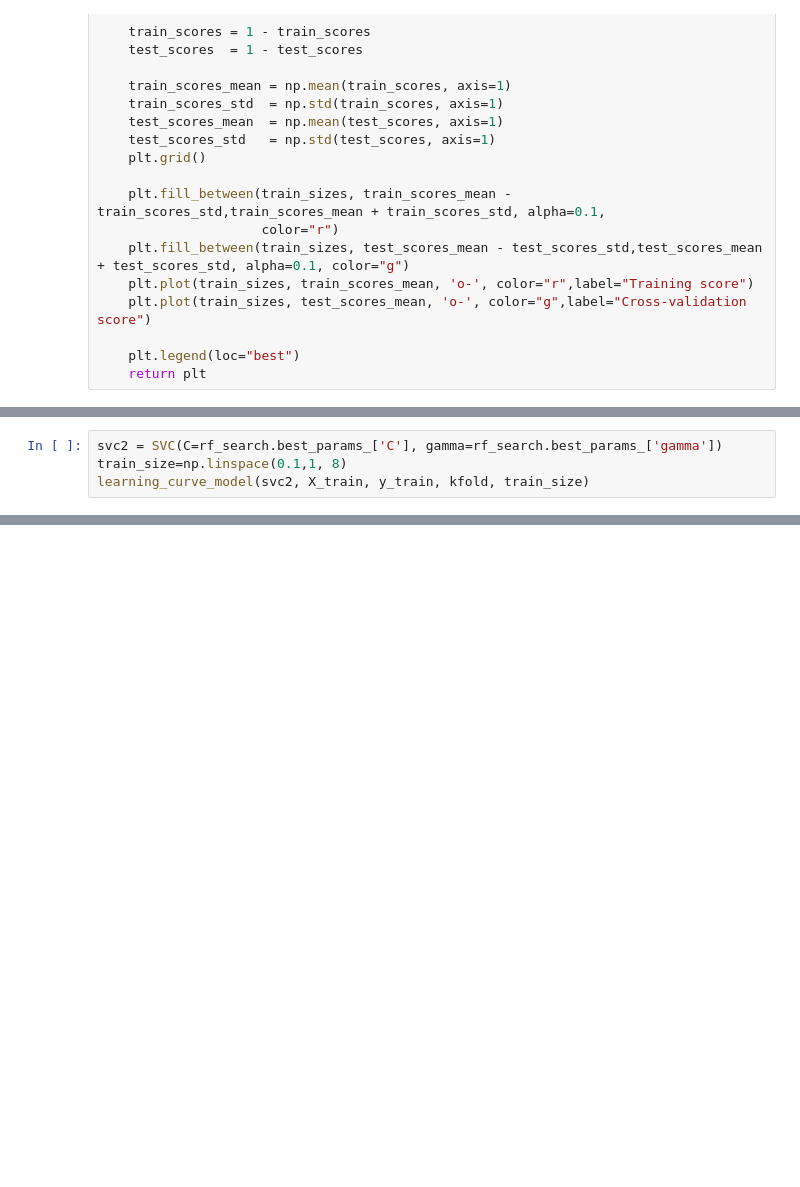
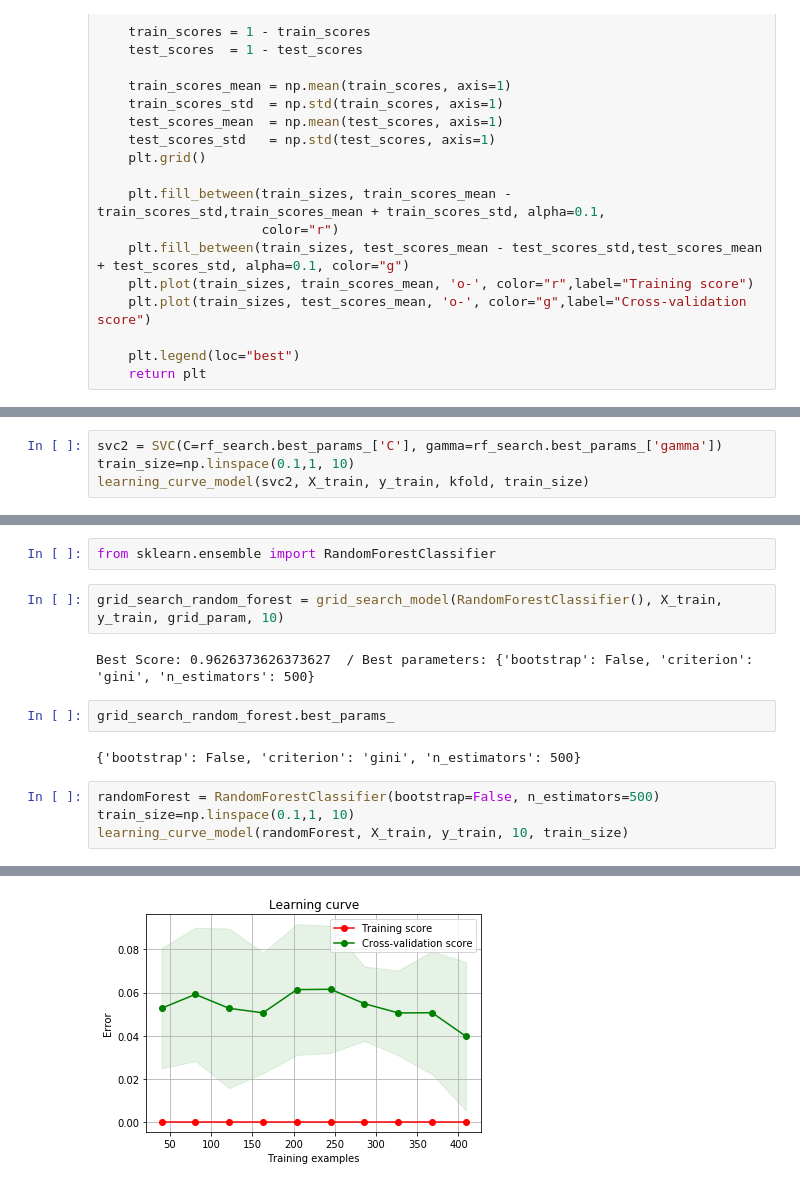
Before and after one commit to ffurkanhas/MachineLearning-Hw2, a Jupyter notebook: Fatih_Furkan_Has_141101024.ipynb, the cells around one changed output, grey strips where cells are left out. Drawn from its saved outputs; the diff is of its cells as text; blank space fills up the shorter version.

Commit message:
random forest implemented

```diff
--- a/Fatih_Furkan_Has_141101024.ipynb
+++ b/Fatih_Furkan_Has_141101024.ipynb
@@ -177,6 +174,6 @@ Best Score: 0.9714285714285714  / Best parameters: {'gamma': 0.001, 'C': 22.223}
 # %%
 svc2 = SVC(C=rf_search.best_params_['C'], gamma=rf_search.best_params_['gamma'])
-train_size=np.linspace(0.1,1, 8)
+train_size=np.linspace(0.1,1, 10)
 learning_curve_model(svc2, X_train, y_train, kfold, train_size)
 # %% [output]
 <module 'matplotlib.pyplot' from '/usr/lib/python3.7/site-packages/matplotlib/pyplot.py'>
@@ -190,0 +208,15 @@ Accuracy: 0.9736842105263158
+# %%
+from sklearn.ensemble import RandomForestClassifier
+# %%
+grid_search_random_forest = grid_search_model(RandomForestClassifier(), X_train, y_train, grid_param, 10)
+# %% [output]
+Best Score: 0.9626373626373627  / Best parameters: {'bootstrap': False, 'criterion': 'gini', 'n_estimators': 500}
+# %%
+grid_search_random_forest.best_params_
+# %% [output]
+{'bootstrap': False, 'criterion': 'gini', 'n_estimators': 500}
+# %%
+randomForest = RandomForestClassifier(bootstrap=False, n_estimators=500)
+train_size=np.linspace(0.1,1, 10)
+learning_curve_model(randomForest, X_train, y_train, 10, train_size)
+# %% [output]
@@ -190,0 +224 @@ Accuracy: 0.9736842105263158
+[figure, added]
```
Also changed, not shown: parts of 16 cells of this notebook.
